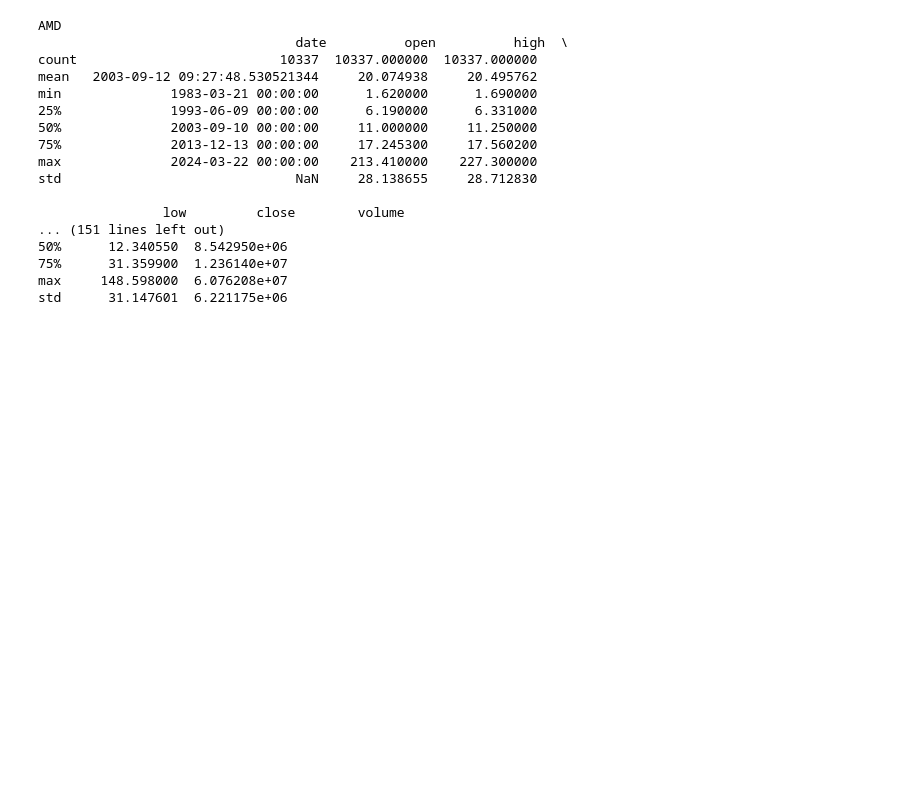
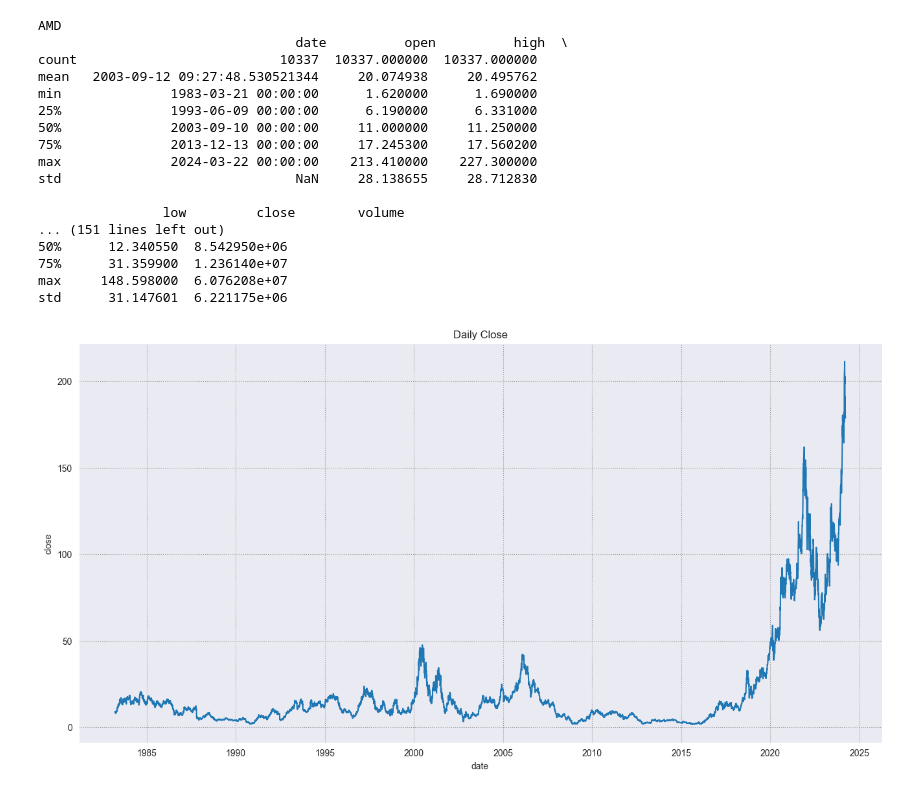
Before and after one commit to smwares/stock-trends, a Jupyter notebook: src/eda.ipynb, the cells around one changed output. Cells and saved outputs as stored; diff of their text form; code cells hidden in the pictures; blank space fills up the shorter version.

Commit message:
Added one seaborn graph, will need to debug as either Jupyter or seaborn is causing issues

```diff
--- a/src/eda.ipynb
+++ b/src/eda.ipynb
@@ -71,3 +71,15 @@ std                              NaN     28.138655     28.712830
 75%      31.359900  1.236140e+07
 max     148.598000  6.076208e+07
 std      31.147601  6.221175e+06
+# %%
+x = df[df['ticker'] == 'AMD']['date']
+y = df[df['ticker'] == 'AMD']['close']
+
+fig, ax = plt.subplots(figsize=(16, 8))
+#ax.plot(x, y)
+sns.set_style("darkgrid", {"grid.color": ".6", "grid.linestyle": ":"})
+sns.lineplot(x=x, y=y, ax=ax)
+ax.set_title('Daily Close')
+plt.show()
+# %% [output]
+[figure, added]
```
